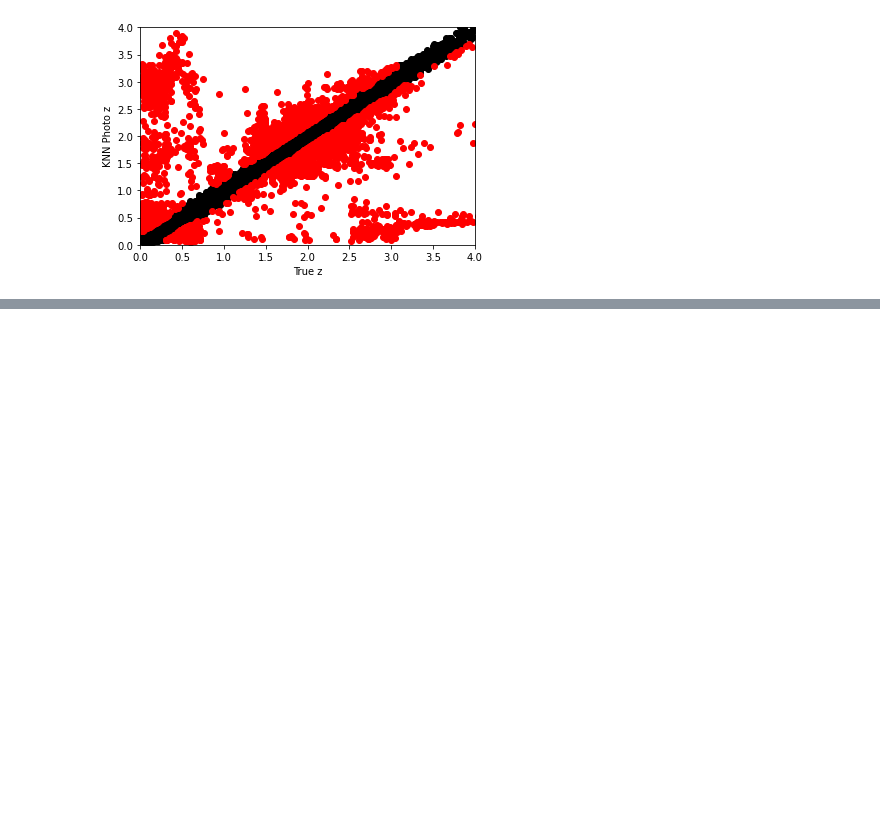
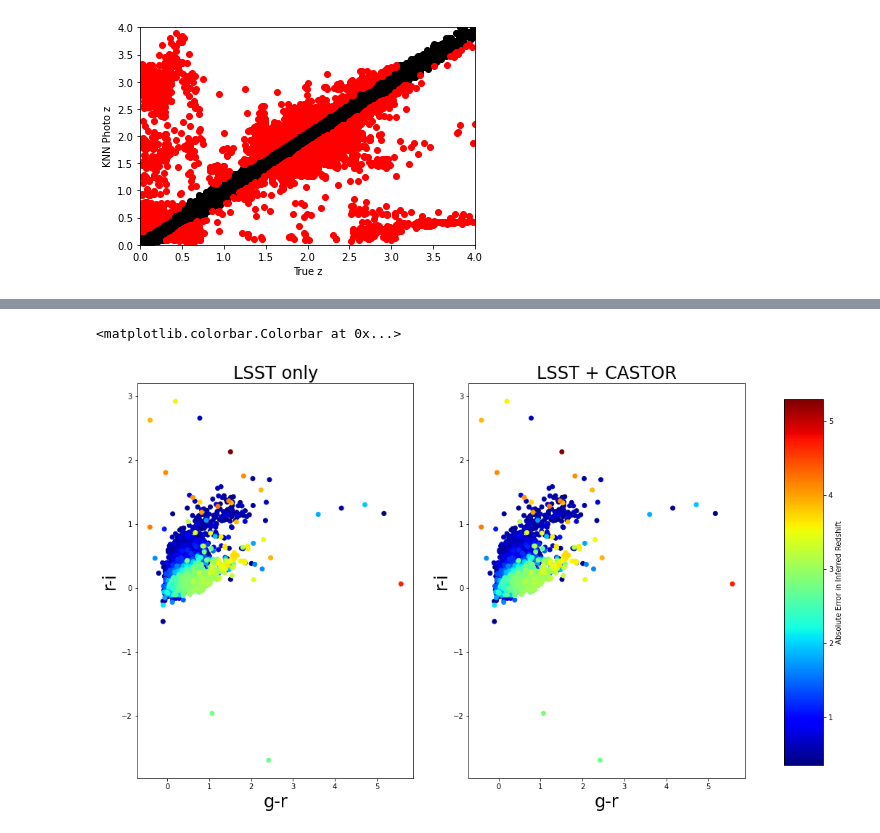
Before and after one commit to aimalz/CASTORpz, a Jupyter notebook: Photo-z_exploration.ipynb, the cells around one changed output, grey strips where cells are left out. Drawn from its saved outputs; the diff is of its cells as text; code cells hidden in the pictures; blank space fills up the shorter version.

```diff
--- a/Photo-z_exploration.ipynb
+++ b/Photo-z_exploration.ipynb
@@ -168,0 +175,23 @@ print(sig, b, a_b)
+# %%
+fig, ax = plt.subplots(1, 2, figsize = (15,10))
+
+sc1 = ax[0].scatter(gminusr[-5821:],rminusi[-5821:], c=data_array_sorted[-5821:, 0], cmap=plt.cm.jet)
+# cbar = fig.colorbar(sc1, cax = ax[0], orientation='horizontal')
+
+ax[0].set_xlabel('g-r', fontsize = 24)
+ax[0].set_ylabel('r-i', fontsize = 24)
+ax[0].set_title('LSST only', fontsize = 24)
+
+sc2 = ax[1].scatter(gminusr[-5821:],rminusi[-5821:], c=data_array_sorted[-5821:, 0], cmap=plt.cm.jet)
+# cbar = fig.colorbar(sc2, cax = ax[1], orientation='horizontal')
+
+ax[1].set_xlabel('g-r', fontsize = 24)
+ax[1].set_ylabel('r-i', fontsize = 24)
+ax[1].set_title('LSST + CASTOR', fontsize = 24)
+
+cbar_ax = fig.add_axes([0.95, 0.15, 0.05, 0.7])
+
+fig.colorbar(sc1, cax=cbar_ax, label = 'Absolute Error in Inferred Redshift')
+# %% [output]
+<matplotlib.colorbar.Colorbar at 0x...>
+[figure, added]
```
Also changed, not shown: parts of 42 cells of this notebook.
